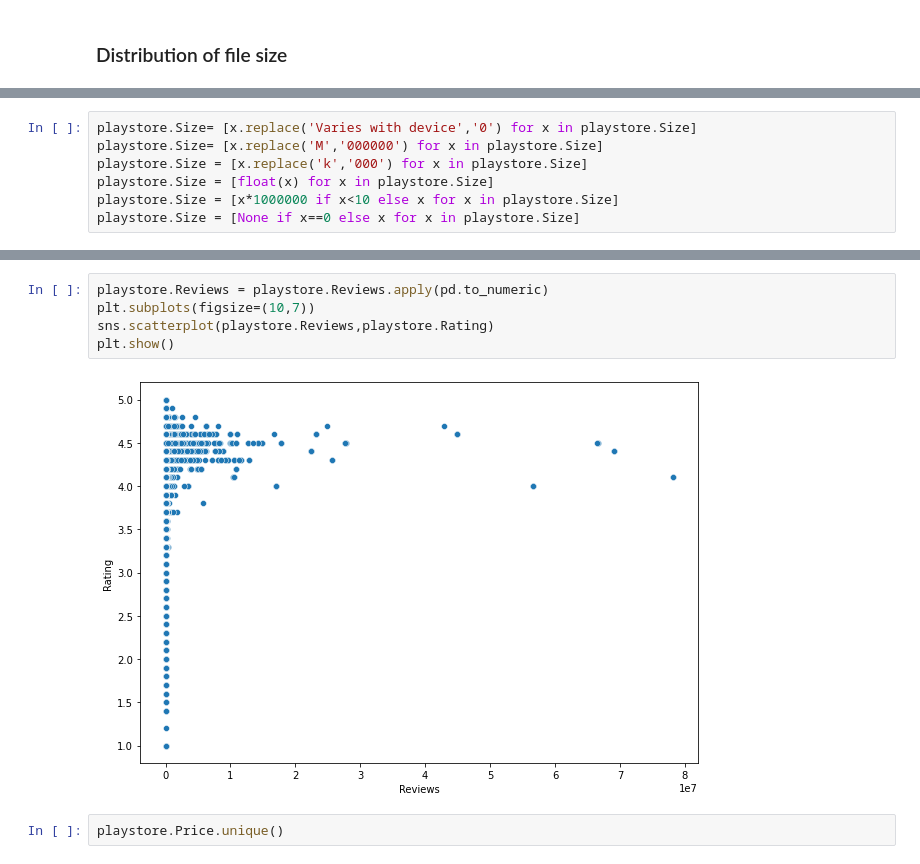
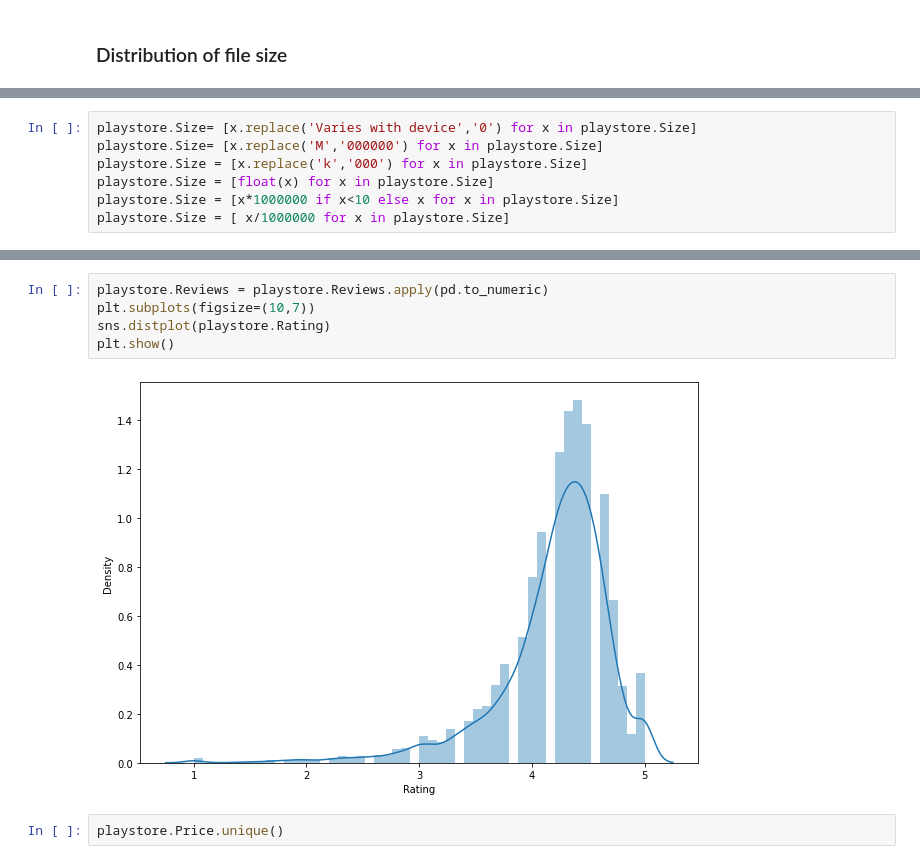
Before and after one commit to PrathnaPel/GooglePlayStoreML, a Jupyter notebook: Data Preprocessiong and Exploration.ipynb, the cells around one changed output, grey strips where cells are left out. Drawn from its saved outputs; the diff is of its cells as text.

```diff
--- a/Data Preprocessiong and Exploration.ipynb
+++ b/Data Preprocessiong and Exploration.ipynb
@@ -191,5 +202,5 @@ playstore.Size= [x.replace('M','000000') for x in playstore.Size]
 playstore.Size = [x.replace('k','000') for x in playstore.Size]
 playstore.Size = [float(x) for x in playstore.Size]
 playstore.Size = [x*1000000 if x<10 else x for x in playstore.Size]
-playstore.Size = [None if x==0 else x for x in playstore.Size]
+playstore.Size = [ x/1000000 for x in playstore.Size]
 # %%
@@ -218,10 +229,10 @@ plt.show()
 # %%
 playstore.Reviews = playstore.Reviews.apply(pd.to_numeric)
 plt.subplots(figsize=(10,7))
-sns.scatterplot(playstore.Reviews,playstore.Rating)
+sns.distplot(playstore.Rating)
 plt.show()
 # %% [output]
-[figure, old version]
+[figure, new version]
 # %%
 playstore.Price.unique()
 # %% [output]
```
Also changed, not shown: parts of 21 cells of this notebook, 4 other files.
